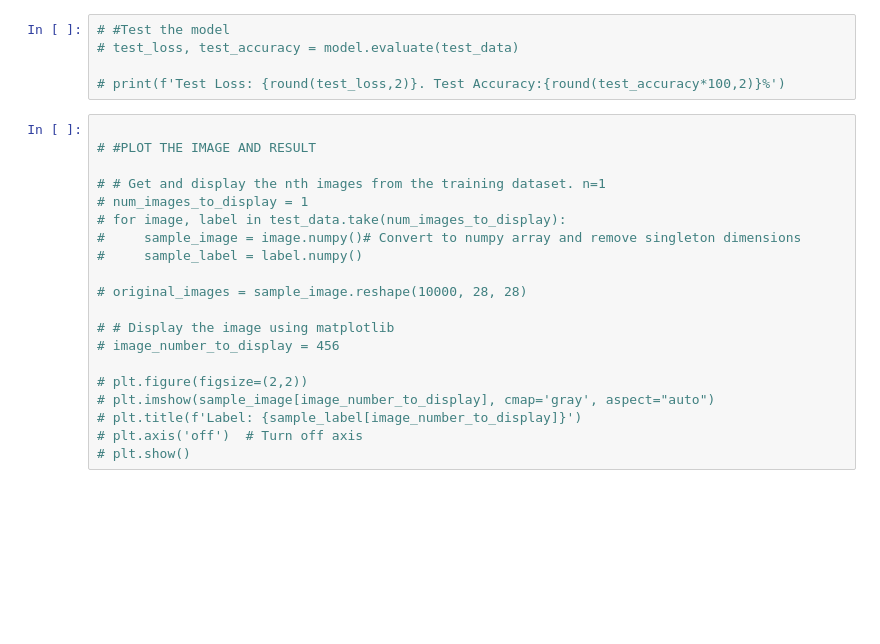
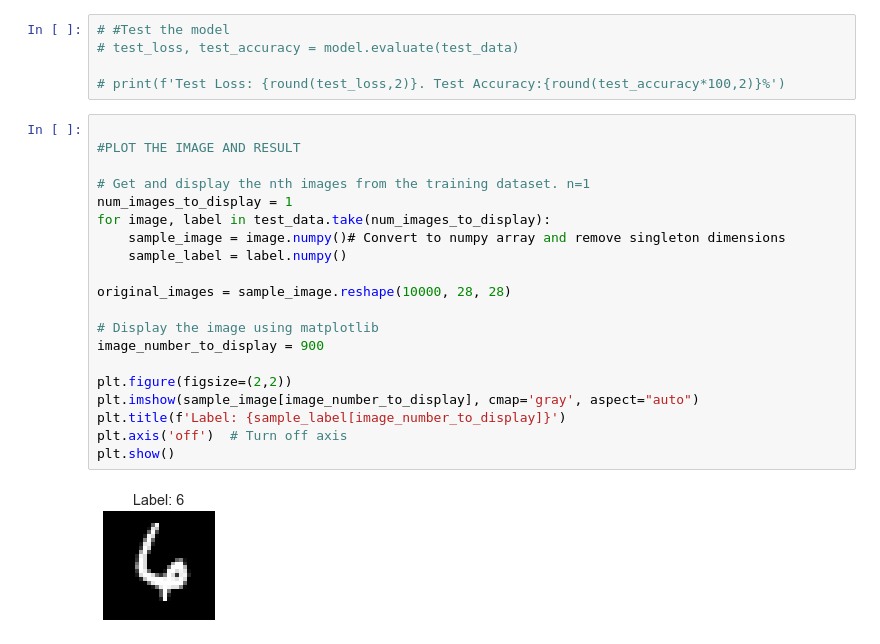
Before and after one commit to ifuu16/MNIST-classification-using-CNN, a Jupyter notebook: MNIST_CNN.ipynb, the cells around one changed output. Cells and saved outputs as stored; diff of their text form; blank space fills up the shorter version.

```diff
--- a/MNIST_CNN.ipynb
+++ b/MNIST_CNN.ipynb
@@ -257,22 +226,24 @@ Epoch 15/20
 # print(f'Test Loss: {round(test_loss,2)}. Test Accuracy:{round(test_accuracy*100,2)}%')
 # %%
 
-# #PLOT THE IMAGE AND RESULT
+#PLOT THE IMAGE AND RESULT
 
-# # Get and display the nth images from the training dataset. n=1
-# num_images_to_display = 1
-# for image, label in test_data.take(num_images_to_display):
-#     sample_image = image.numpy()# Convert to numpy array and remove singleton dimensions
-#     sample_label = label.numpy()
+# Get and display the nth images from the training dataset. n=1
+num_images_to_display = 1
+for image, label in test_data.take(num_images_to_display):
+    sample_image = image.numpy()# Convert to numpy array and remove singleton dimensions
+    sample_label = label.numpy()
 
-# original_images = sample_image.reshape(10000, 28, 28)
+original_images = sample_image.reshape(10000, 28, 28)
 
-# # Display the image using matplotlib
-# image_number_to_display = 456
+# Display the image using matplotlib
+image_number_to_display = 900
 
-# plt.figure(figsize=(2,2))
-# plt.imshow(sample_image[image_number_to_display], cmap='gray', aspect="auto")
-# plt.title(f'Label: {sample_label[image_number_to_display]}')
-# plt.axis('off')  # Turn off axis
-# plt.show()
+plt.figure(figsize=(2,2))
+plt.imshow(sample_image[image_number_to_display], cmap='gray', aspect="auto")
+plt.title(f'Label: {sample_label[image_number_to_display]}')
+plt.axis('off')  # Turn off axis
+plt.show()
+# %% [output]
+[figure, added]
 # %%
```
Also changed, not shown: parts of 9 cells of this notebook.
